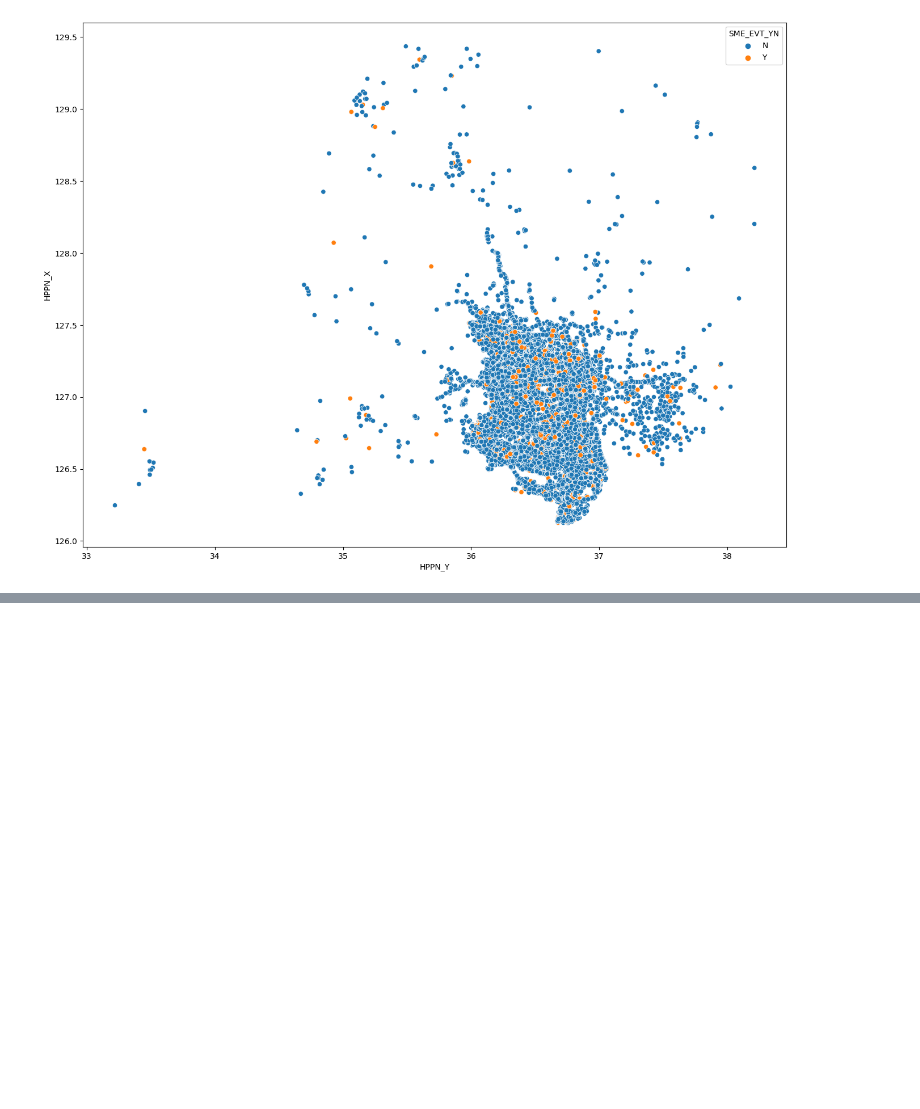
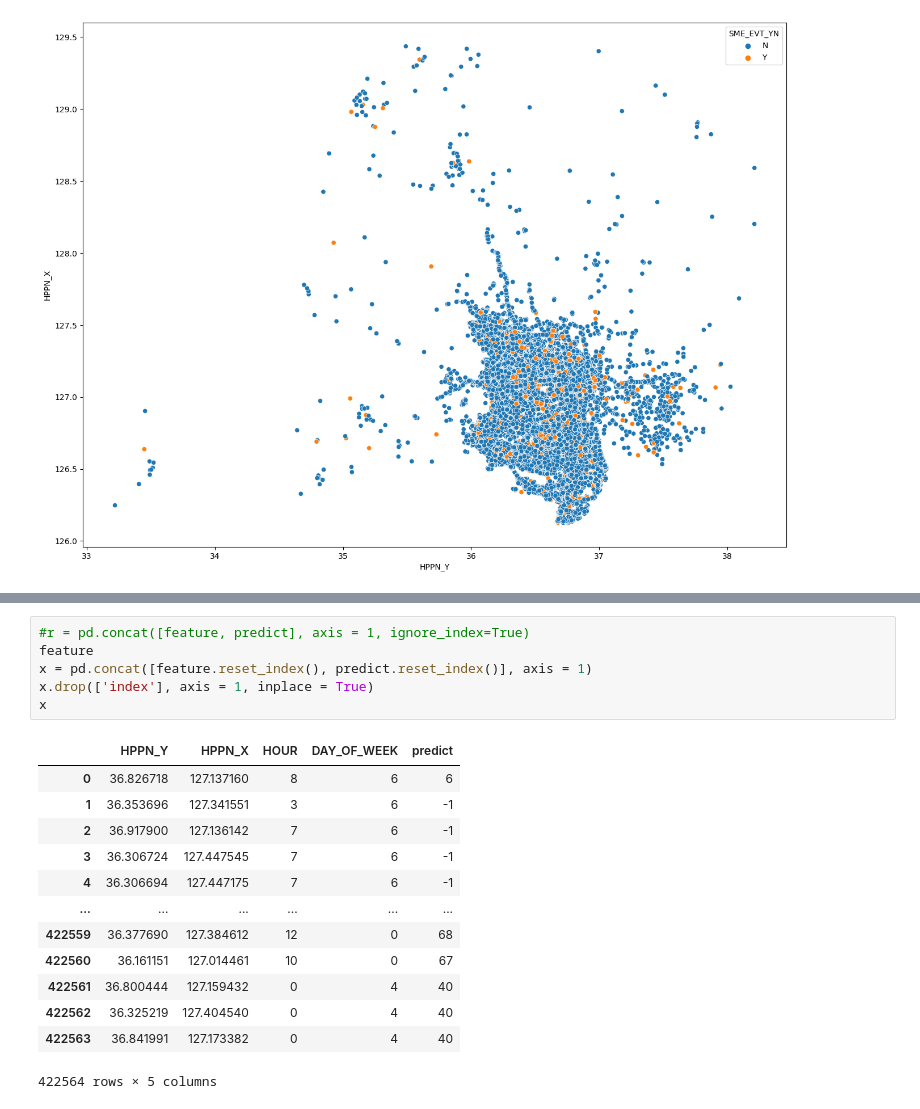
Before and after one commit to Muj2n/Trafic_Data_Analysis_Contest, a Jupyter notebook: KwonHwi/지역 치안 안전 데이터 분석 경진대회.ipynb, the cells around one changed output, grey strips where cells are left out. Drawn from its saved outputs; the diff is of its cells as text; blank space fills up the shorter version.

```diff
--- a/KwonHwi/지역 치안 안전 데이터 분석 경진대회.ipynb
+++ b/KwonHwi/지역 치안 안전 데이터 분석 경진대회.ipynb
@@ -810,0 +865,20 @@ plt.show()
+# %%
+#r = pd.concat([feature, predict], axis = 1, ignore_index=True)
+feature
+x = pd.concat([feature.reset_index(), predict.reset_index()], axis = 1)
+x.drop(['index'], axis = 1, inplace = True)
+x
+# %% [output]
+|  | HPPN_Y | HPPN_X | HOUR | DAY_OF_WEEK | predict |
+| 0 | 36.826718 | 127.137160 | 8 | 6 | 6 |
+| 1 | 36.353696 | 127.341551 | 3 | 6 | -1 |
+| 2 | 36.917900 | 127.136142 | 7 | 6 | -1 |
+| 3 | 36.306724 | 127.447545 | 7 | 6 | -1 |
+| 4 | 36.306694 | 127.447175 | 7 | 6 | -1 |
+| ... | ... | ... | ... | ... | ... |
+| 422559 | 36.377690 | 127.384612 | 12 | 0 | 68 |
+| 422560 | 36.161151 | 127.014461 | 10 | 0 | 67 |
+| 422561 | 36.800444 | 127.159432 | 0 | 4 | 40 |
+| 422562 | 36.325219 | 127.404540 | 0 | 4 | 40 |
+| 422563 | 36.841991 | 127.173382 | 0 | 4 | 40 |
+422564 rows × 5 columns
```
Also changed, not shown: parts of 6 cells of this notebook.
